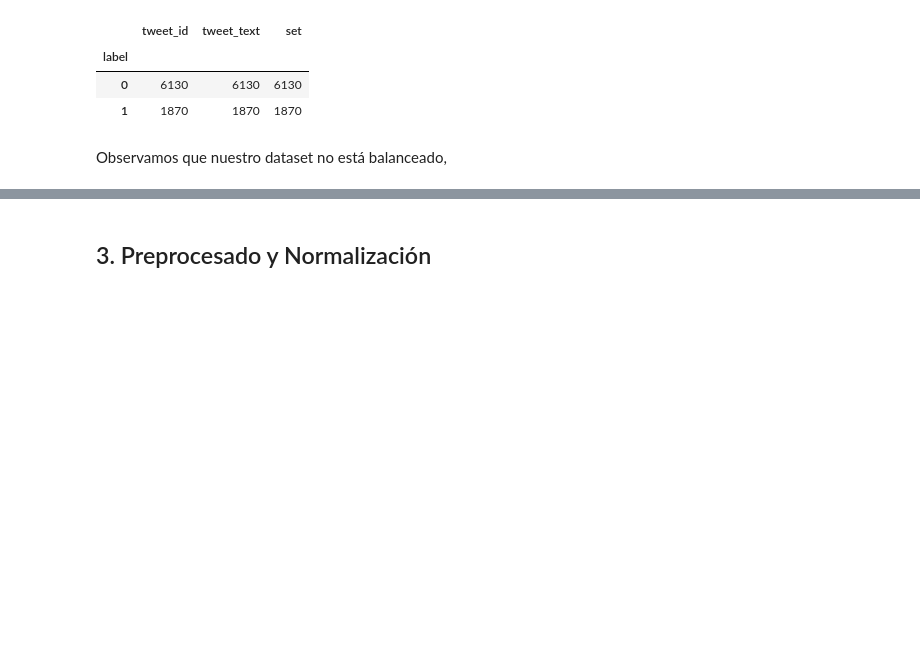
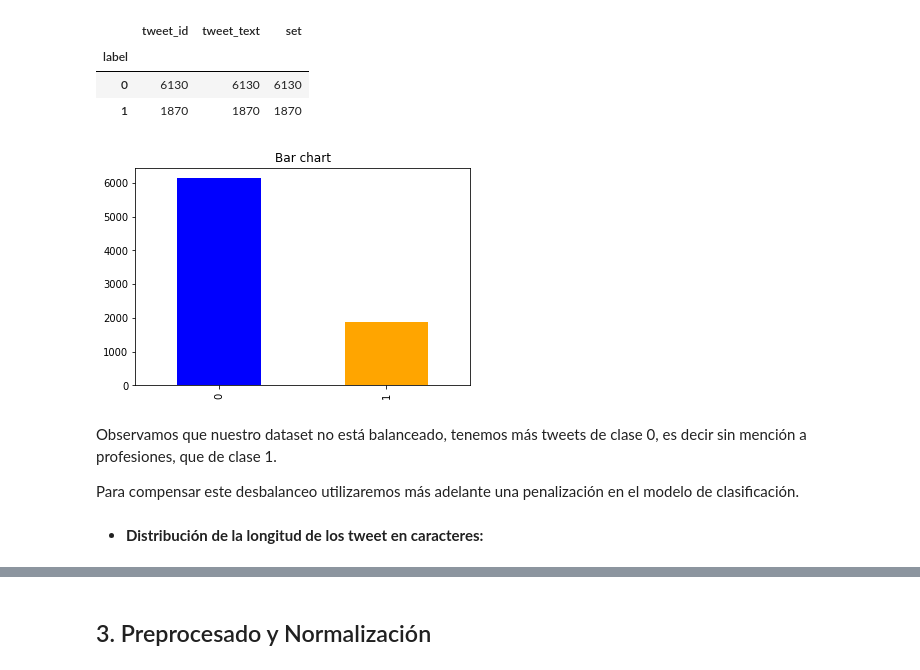
Before and after one commit to MartaCaste/Text-Mining, a Jupyter notebook: Ejerciciopropuesto_ModuloTextMining.ipynb, the cells around one changed output, grey strips where cells are left out. Saved outputs shown, nothing was run; the diff lists cells and outputs as text; code cells hidden in the pictures; blank space fills up the shorter version.

```diff
--- a/Ejerciciopropuesto_ModuloTextMining.ipynb
+++ b/Ejerciciopropuesto_ModuloTextMining.ipynb
@@ -185,5 +184,17 @@ datos_ejercicio.groupby(['label']).count()
 | label |  |  |  |
 | 0 | 6130 | 6130 | 6130 |
 | 1 | 1870 | 1870 | 1870 |
-# %% [markdown]
-Observamos que nuestro dataset no está balanceado,
+# %%
+ax, fig = plt.subplots()
+etiquetas = datos_ejercicio.label.value_counts()
+etiquetas.plot(kind= 'bar', color= ["blue", "orange"])
+plt.title('Bar chart')
+plt.show()
+# %% [output]
+[figure, added]
+# %% [markdown]
+Observamos que nuestro dataset no está balanceado, tenemos más tweets de clase 0, es decir sin mención a profesiones, que de clase 1.
+
+Para compensar este desbalanceo utilizaremos más adelante una penalización en el modelo de clasificación.
+# %% [markdown]
+* **Distribución de la longitud de los tweet en caracteres:**
```
Also changed, not shown: parts of 7 cells of this notebook.
